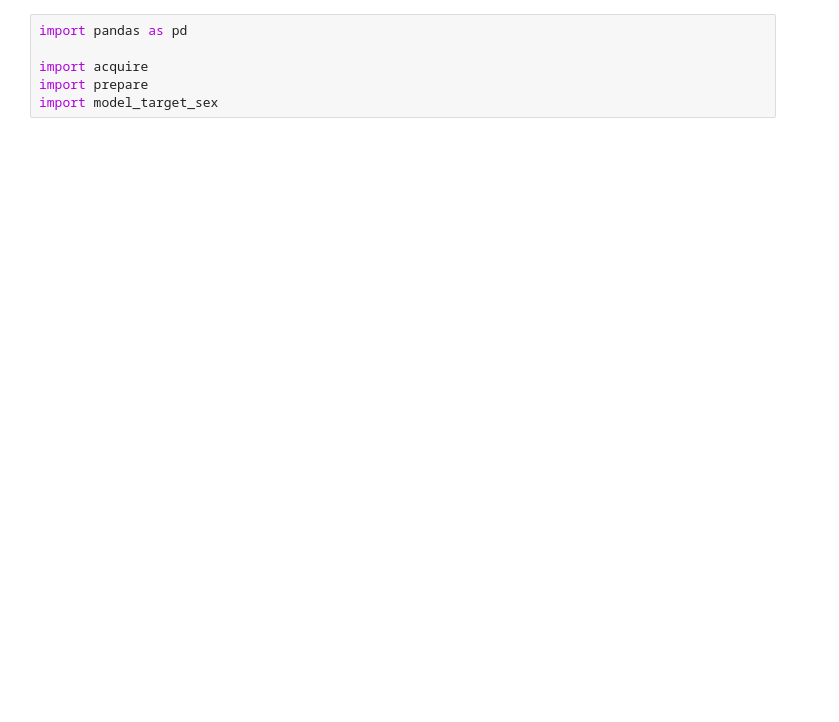
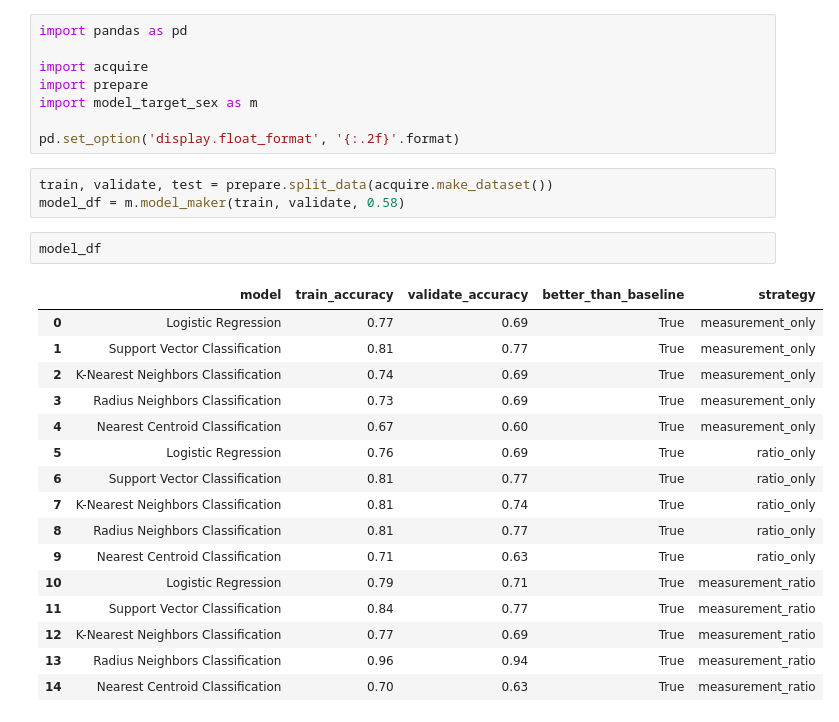
Before and after one commit to stephenfitzsimon/possum-regression, a Jupyter notebook: model_development.ipynb, the cells around one changed output. Drawn from its saved outputs; the diff is of its cells as text; blank space fills up the shorter version.

```diff
--- a/model_development.ipynb
+++ b/model_development.ipynb
@@ -3,4 +3,28 @@ import pandas as pd
 
 import acquire
 import prepare
-import model_target_sex
+import model_target_sex as m
+
+pd.set_option('display.float_format', '{:.2f}'.format)
+# %%
+train, validate, test = prepare.split_data(acquire.make_dataset())
+model_df = m.model_maker(train, validate, 0.58)
+# %%
+model_df
+# %% [output]
+|  | model | train_accuracy | validate_accuracy | better_than_baseline | strategy |
+| 0 | Logistic Regression | 0.77 | 0.69 | True | measurement_only |
+| 1 | Support Vector Classification | 0.81 | 0.77 | True | measurement_only |
+| 2 | K-Nearest Neighbors Classification | 0.74 | 0.69 | True | measurement_only |
+| 3 | Radius Neighbors Classification | 0.73 | 0.69 | True | measurement_only |
+| 4 | Nearest Centroid Classification | 0.67 | 0.60 | True | measurement_only |
+| 5 | Logistic Regression | 0.76 | 0.69 | True | ratio_only |
+| 6 | Support Vector Classification | 0.81 | 0.77 | True | ratio_only |
+| 7 | K-Nearest Neighbors Classification | 0.81 | 0.74 | True | ratio_only |
+| 8 | Radius Neighbors Classification | 0.81 | 0.77 | True | ratio_only |
+| 9 | Nearest Centroid Classification | 0.71 | 0.63 | True | ratio_only |
+| 10 | Logistic Regression | 0.79 | 0.71 | True | measurement_ratio |
+| 11 | Support Vector Classification | 0.84 | 0.77 | True | measurement_ratio |
+| 12 | K-Nearest Neighbors Classification | 0.77 | 0.69 | True | measurement_ratio |
+| 13 | Radius Neighbors Classification | 0.96 | 0.94 | True | measurement_ratio |
+| 14 | Nearest Centroid Classification | 0.70 | 0.63 | True | measurement_ratio |
```
Also changed, not shown: parts of 6 cells of this notebook, 2 other files.
